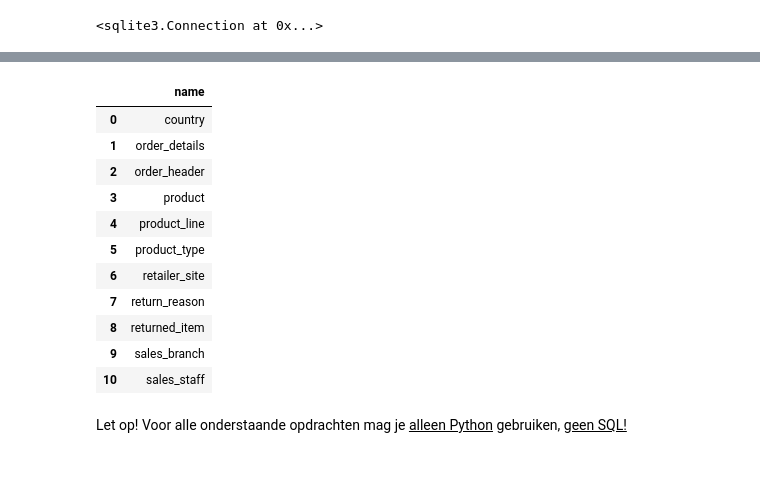
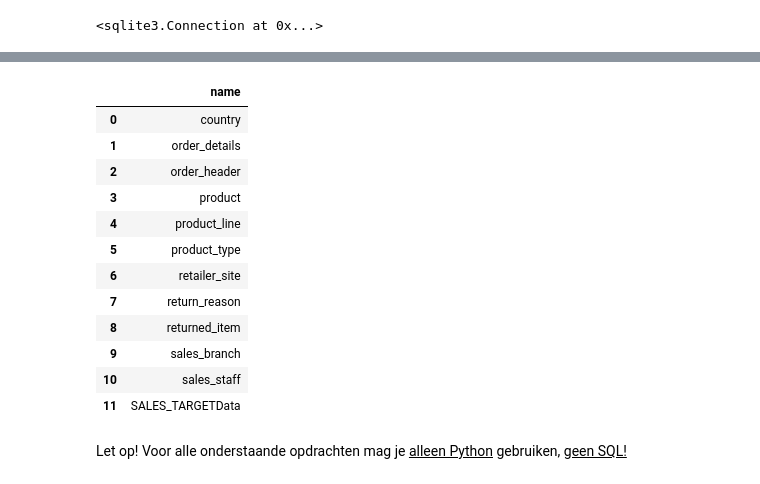
Before and after one commit to advanced03/DEDS, a Jupyter notebook: Practicum_2.3_Opdrachten.ipynb, the cells around one changed output, grey strips where cells are left out. Cells and saved outputs as stored; diff of their text form; code cells hidden in the pictures.

```diff
--- a/Practicum_2.3_Opdrachten.ipynb
+++ b/Practicum_2.3_Opdrachten.ipynb
@@ -38,19 +46,20 @@ Lees van de ingelezen go_sales-database te volgende tabellen in met behulp van "
 # %%
-sql_query = "SELECT name FROM sqlite_master WHERE name='product' OR  name='product_type' OR  name='product_line' OR  name='sales_staff' OR  name='sales_branch' OR  name='retailer_site' OR  name='country' OR  name='order_header' OR  name='order_details' OR  name='target' OR  name='returned_item' OR  name='return_reason';"
+sql_query = "SELECT name FROM sqlite_master WHERE name='product' OR  name='product_type' OR  name='product_line' OR  name='sales_staff' OR  name='sales_branch' OR  name='retailer_site' OR  name='country' OR  name='order_header' OR  name='order_details' OR  name='SALES_TARGETData' OR  name='returned_item' OR  name='return_reason';"
 pd.read_sql(sql_query, con_sales)
 # %% [output]
 |  | name |
 | 0 | country |
 | 1 | order_details |
 | 2 | order_header |
 | 3 | product |
 | 4 | product_line |
 | 5 | product_type |
 | 6 | retailer_site |
 | 7 | return_reason |
 | 8 | returned_item |
 | 9 | sales_branch |
 | 10 | sales_staff |
+| 11 | SALES_TARGETData |
 # %% [markdown]
 Let op! Voor alle onderstaande opdrachten mag je <u>alleen Python</u> gebruiken, <u>geen SQL!</u>
 # %% [markdown]
```
Also changed, not shown: parts of 25 cells of this notebook.
